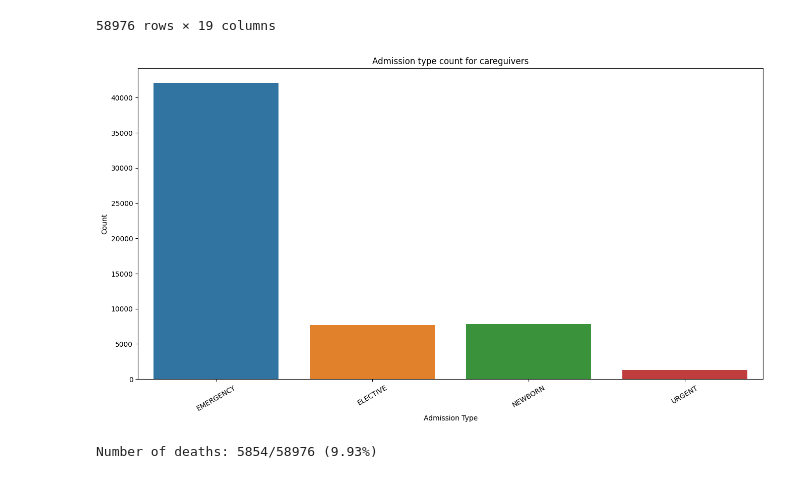
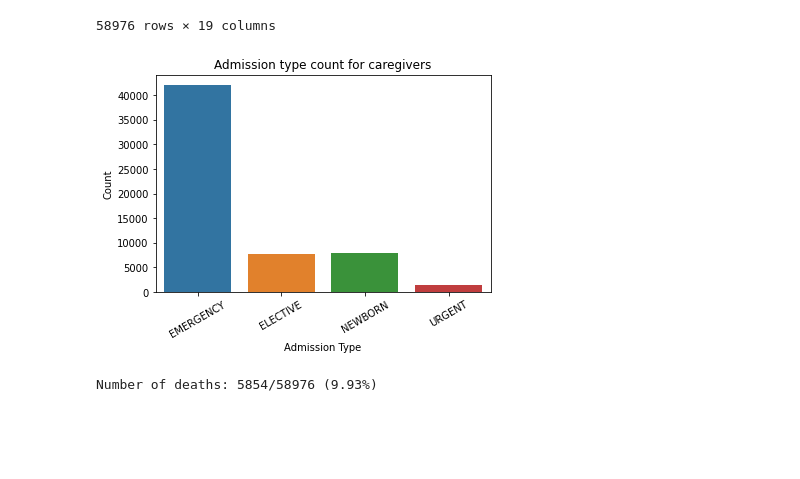
Before and after one commit to ruipedro16/BDCC, a Jupyter notebook: proj2/plots.ipynb, the cells around one changed output. Drawn from its saved outputs; the diff is of its cells as text; code cells hidden in the pictures; blank space fills up the shorter version.

```diff
--- a/proj2/plots.ipynb
+++ b/proj2/plots.ipynb
@@ -54,7 +52,7 @@ local = True
 if local:
     filename = os.path.join('data', 'PATIENTS.csv')
 else:
-    filename = ''
+    filename = 'gs://bdcc-mimic-iii/PATIENTS.csv'
 
 patients_df = dd.read_csv(filename, parse_dates=['DOB'])
 # %%
@@ -95,7 +93,7 @@ local = True
 if local:
     filename = os.path.join('data', 'ICUSTAYS.csv')
 else:
-    filename = 'gs://bigdata2-util/ICUSTAYS.csv'
+    filename = 'gs://bdcc-mimic-iii/ICUSTAYS.csv'
 
 icu_stays_df = dd.read_csv(filename, parse_dates=['INTIME', 'OUTTIME'])
 # %%
@@ -140,7 +138,7 @@ local = True
 if local:
     filename = os.path.join('data', 'EVENTS-short.csv')
 else:
-    filename = 'gs://bigdata2-util/EVENTS.csv'
+    filename = 'gs://bdcc-mimic-iii/EVENTS.csv'
 
 events_df = dd.read_csv(filename, parse_dates=['CHARTTIME', 'STORETIME'], dtype={
     'CGID': 'Int64', 'ICUSTAY_ID': 'Int64'
@@ -345,7 +343,7 @@ local = True
 if local:
     filename = os.path.join('data', 'CAREGIVERS.csv')
 else:
-    filename = ''
+    filename = 'gs://bdcc-mimic-iii/CAREGIVERS.csv'
 
 caregivers_df = dd.read_csv(filename)
 # %%
@@ -409,20 +407,19 @@ admissions_df.compute()
 58976 rows × 19 columns
 # %%
 def admission_type_count(dataframe=admissions_df):
-    plt.figure(figsize=(16,8))
     sns.countplot(x='ADMISSION_TYPE',
                   data=dataframe.compute())
 
-    plt.title('Admission type count for careguivers')
+    plt.title('Admission type count for caregivers')
 
     ax = plt.gca()
     ax.set_xlabel('Admission Type')
     ax.set_ylabel('Count')
     plt.xticks(rotation=30)
 
 admission_type_count()
 # %% [output]
-[figure, old version]
+[figure, new version]
 # %%
 def num_of_deaths(dataframe=admissions_df):
     deaths = len(dataframe[dataframe.DEATHTIME.notnull()])
```
Also changed, not shown: parts of 6 cells of this notebook, 1 other file.
